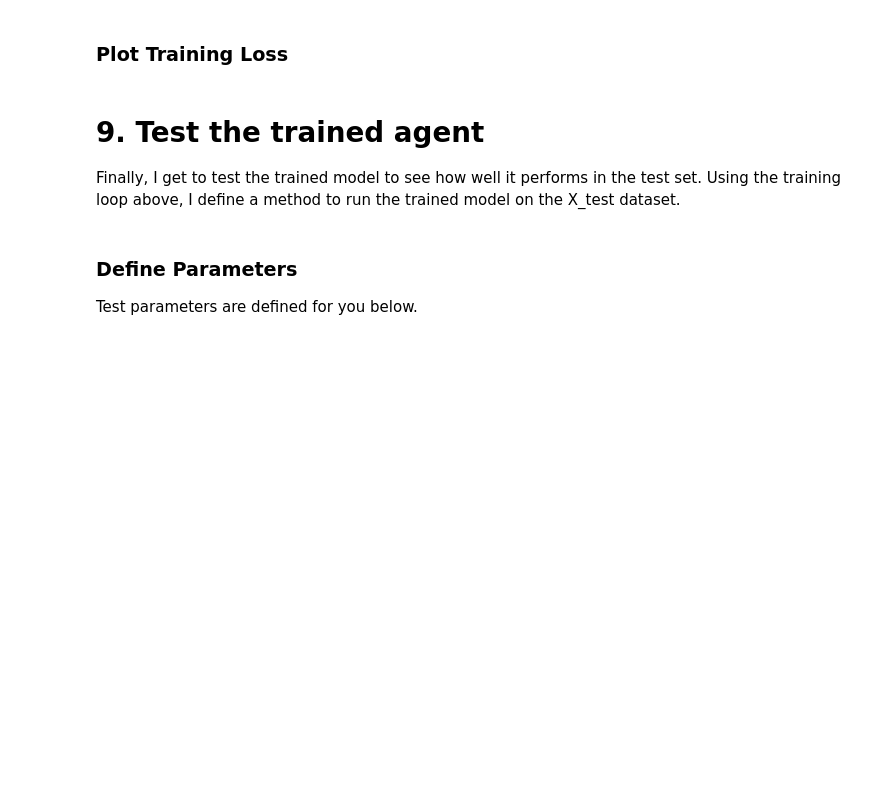
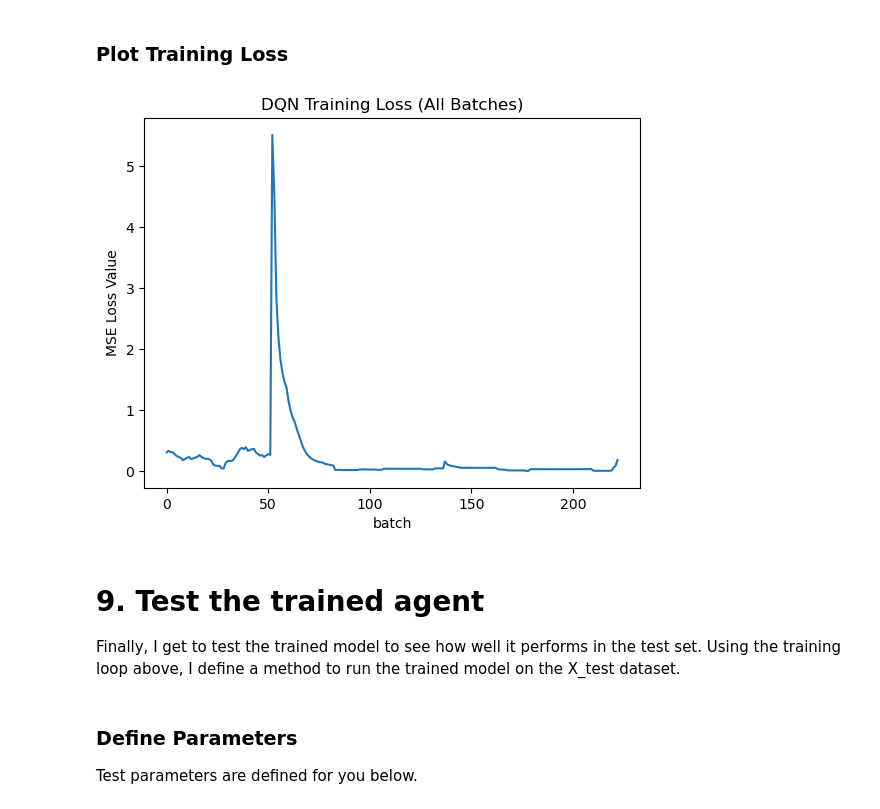
Before and after one commit to waynebar69/rl-dqn-trading-agent, a Jupyter notebook: notebooks/01_project_nb.ipynb, the cells around one changed output. Drawn from its saved outputs; the diff is of its cells as text; code cells hidden in the pictures; blank space fills up the shorter version.

```diff
--- a/notebooks/01_project_nb.ipynb
+++ b/notebooks/01_project_nb.ipynb
@@ -597,6 +653,12 @@ ValueError: cannot reshape array of size 9 into shape (1,3)
 ### Plot Training Loss
 # %%
 # use the plot_losses function to plot all batch_losses for the entire training round
+plot_losses(
+    losses=batch_losses,
+    title='DQN Training Loss (All Batches)'
+)
+# %% [output]
+[figure, added]
 # %% [markdown]
 # 9. Test the trained agent
 Finally, I get to test the trained model to see how well it performs in the test set. Using the training loop above, I define a method to run the trained model on the X_test dataset.
```
Also changed, not shown: parts of 5 cells of this notebook, 2 other files.
